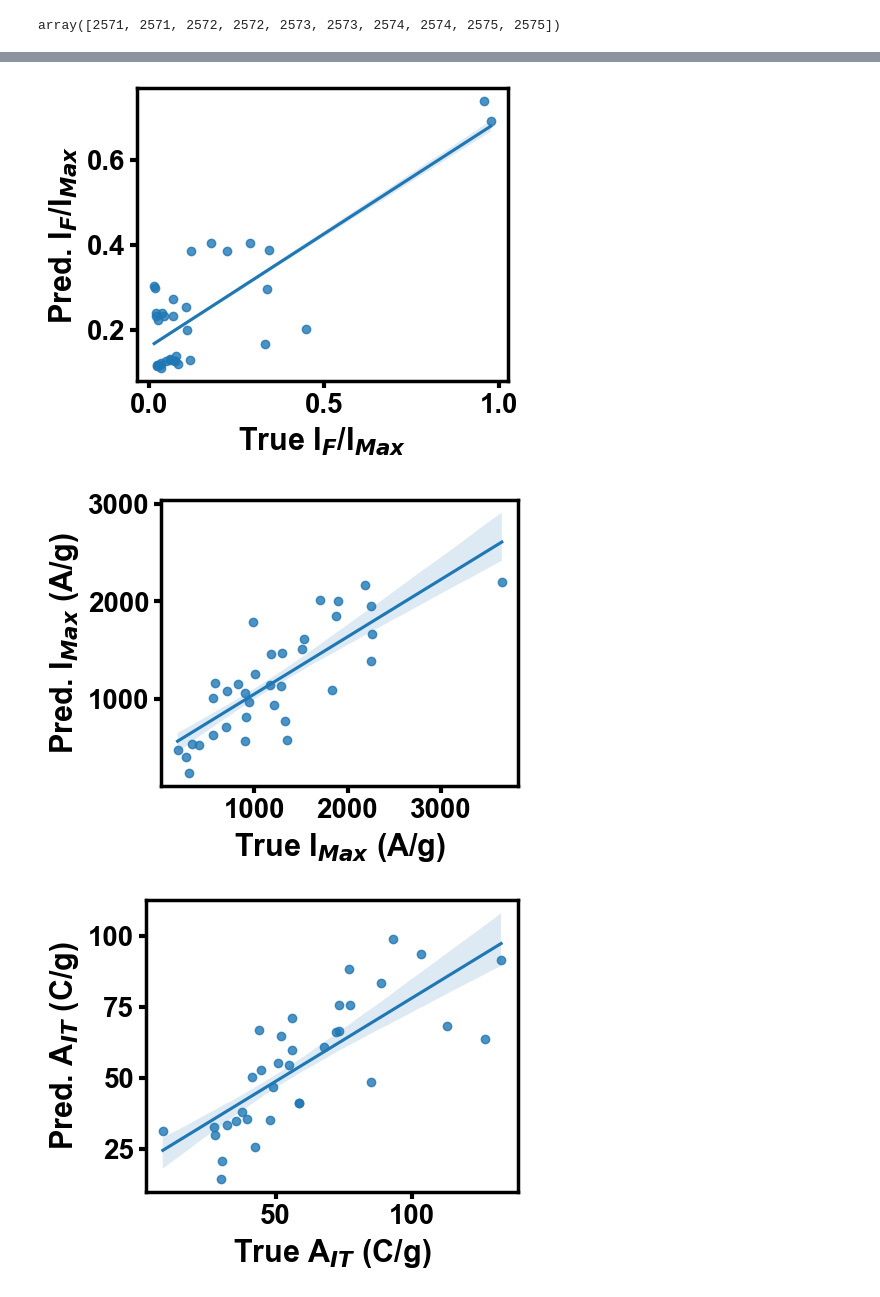
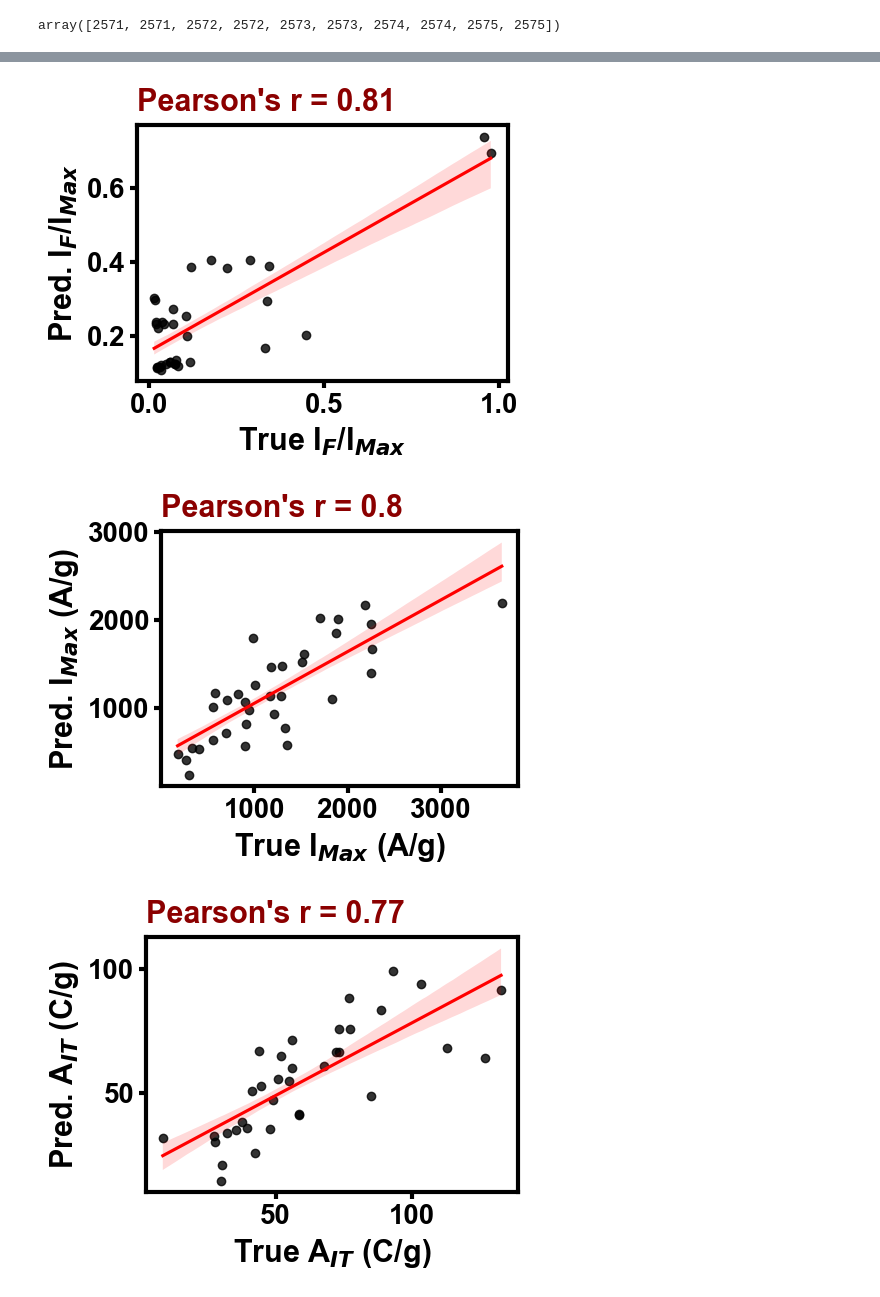
Before and after one commit to sattarik/Flash_Joule_Heating, a Jupyter notebook: whole_loop_train_test_split_Mean_publishing.ipynb, the cells around one changed output, grey strips where cells are left out. Drawn from its saved outputs; the diff is of its cells as text; code cells hidden in the pictures.

```diff
--- a/whole_loop_train_test_split_Mean_publishing.ipynb
+++ b/whole_loop_train_test_split_Mean_publishing.ipynb
@@ -241,10 +364,10 @@ plt.xlabel('Material', fontsize='20', fontname='Arial', fontweight='bold', label
 plt.ylabel('Graphene Yield (%)', fontsize='20', fontname='Arial', fontweight='bold', labelpad=0)
 
 ax.tick_params(axis='both', direction='out', length=5, width=3, colors='black', grid_alpha=0, labelsize='20')
-[i.set_linewidth(2) for i in ax.spines.values()]
+[i.set_linewidth(3) for i in ax.spines.values()]
 
 plt.tight_layout()
-plt.savefig('GY_diffMaterial.png', dpi=200)
+plt.savefig('GY_diffMaterial.jpeg', dpi=500)
 
 fvalue, pvalue = stats.f_oneway(
     df[interest].loc[df['Material']=='CB'],
@@ -261,7 +384,6 @@ fvalue, pvalue = stats.f_oneway(
     df[interest].loc[df['Material']=='TCB'],
 
 )
-
 print ('Only the difference B/W MC and TCB is not significant: ', fvalue, pvalue)
 # %% [output]
 GY is different for different material:  21.418942989646055 8.294709255926139e-12
@@ -2266,16 +2500,16 @@ groups = df_test.groupby(['Material'])
 fig, ax = plt.subplots(figsize=(5, 4))
 ax.tick_params(direction='out', length=5, width=3, colors='black', grid_alpha=0, labelsize='20')
 counter=0
-markers = ['v', 's', 'o', '^']
+markers = ['v', 's', 'o', '*']
 colors=['blue', 'red', 'green', 'orange']
 sns.scatterplot(data=df_test, x='y_true', y='y_pred',
-                hue_order= ['CB', 'MC', 'TCB', 'PA'], markers=markers, hue='Material',
-                style='Material', alpha=1, s=100)
+                hue_order= ['CB', 'MC', 'TCB', 'PA'], markers=markers, hue='Material', edgecolor=None,
+                style='Material', alpha=0.8, s=100)
 
 #plt.title('Test Data', fontsize='18', fontname='Arial', fontweight='bold')
 ax.set_ylabel('Pred. G. Yield (%)', fontsize='20', fontname='Arial', fontweight='bold')
 ax.set_xlabel('True G. Yield (%)', fontsize='20', fontname='Arial', fontweight='bold')
-[i.set_linewidth(2) for i in ax.spines.values()]
+[i.set_linewidth(3) for i in ax.spines.values()]
 ymin, ymax = plt.ylim()
 ax.set_xlim(ymin, ymax)
 ax.set_ylim(ymin, ymax)
@@ -2373,0 +2581,7 @@ Index(['Sample', 'Material', 'Atmosphere', 'Mass', 'Tube Diam',
+# %%
+# normalize the temperature
+def NormalizeData(data):
+    return (data - np.min(data)) / (np.max(data) - np.min(data))
+# get the log10 of the temperature results.
+df_test['temp2_norm'] = [math.log(i) for i in df_test['temp2']]
+#math.log10(np.array (df_test['temp2']))
@@ -2458,14 +2721,20 @@ data['material'] = df['Material']
 data_outlier_removed = data.loc[data['y_pred'] > 0]
 #order is greater than 1, use numpy.polyfit to estimate a polynomial regression.
 #sns.regplot(data=data_outlier_removed, x='y_test', y='y_pred', ci=70, order=2)
-sns.regplot(data=data_outlier_removed, x='y_true', y='y_pred', ci=20, order=1)
+sns.regplot(data=data_outlier_removed, x='y_true', y='y_pred',
+            scatter_kws={"color": "black"}, line_kws={"color": "red"},
+            ci=70, order=1)
 
 ax.set_ylabel('Pred. I$_{F}$/I$_{Max}$', fontsize='22', fontname='Arial', fontweight='bold', labelpad=5)
 ax.set_xlabel('True I$_{F}$/I$_{Max}$', fontsize='22', fontname='Arial', fontweight='bold', labelpad=5)
-[i.set_linewidth(2.5) for i in ax.spines.values()]
+[i.set_linewidth(3) for i in ax.spines.values()]
 ax.tick_params(direction='out', length=5, width=3, colors='black', grid_alpha=0, labelsize='20')
 #plt.yticks((0.1, 0.3, 0.5))
 #plt.xticks((0.1, 0.5, 0.9))
+plt.title("Pearson's r = {}".format(round(pearsonr_Final_Current_test[0], 2)),
+          loc='left', fontname='Arial', fontsize=22, pad=10,
+          fontweight='bold', color='darkred')
+
 plt.tight_layout()
 plt.savefig('pred_IfinalImax.jpeg', dpi=500)
 
@@ -2499,15 +2768,19 @@ data['material'] = df['Material']
 data_outlier_removed = data.loc[data['y_true'] > 0]
 #order is greater than 1, use numpy.polyfit to estimate a polynomial regression.
 #sns.regplot(data=data_outlier_removed, x='y_test', y='y_pred', ci=70, order=2)
-sns.regplot(data=data_outlier_removed, x='y_true', y='y_pred', ci=70, order=1)
+sns.regplot(data=data_outlier_removed, x='y_true', y='y_pred',
+            scatter_kws={"color": "black"}, line_kws={"color": "red"},
+            ci=70, order=1)
 
 ax.set_ylabel('Pred. I$_{Max}$ (A/g)', fontsize='22', fontname='Arial', fontweight='bold', labelpad=5)
 ax.set_xlabel('True I$_{Max}$ (A/g)', fontsize='22', fontname='Arial', fontweight='bold', labelpad=5)
-[i.set_linewidth(2.5) for i in ax.spines.values()]
+[i.set_linewidth(3) for i in ax.spines.values()]
 ax.tick_params(direction='out', length=5, width=3, colors='black', grid_alpha=0, labelsize='20')
 #plt.xticks((500, 1000, 1500, 2000))
 #plt.yticks((500, 1000, 1500, 2000))
-
+plt.title("Pearson's r = {}".format(round(pr_Norm_I_Max_test[0], 2)),
+          loc='left', fontname='Arial', fontsize=22, pad=10,
+          fontweight='bold', color='darkred')
 plt.tight_layout()
 plt.savefig('pred_norm_Imax.jpeg', dpi=500)
 
@@ -2526,39 +2799,46 @@ xgbr_norm_charge_total = XGBRegressor(max_depth=4, n_estimators=30, gamma=0.001,
               random_state=7)
 
 xgbr_norm_charge_total.fit(train_new_features, train_labels)
 Norm_charge_tot_predicted = xgbr_norm_charge_total.predict(new_features)
 Norm_charge_tot_test = xgbr_norm_charge_total.predict(test_new_features)
 r_squared_Norm_charge_tot_test = r2_score(test_labels, Norm_charge_tot_test)
 #print('r2 score for test= ', r_squared_Norm_charge_tot_test)
 pr_Norm_charge_tot_test = pearsonr(test_labels.ravel(), Norm_charge_tot_test.ravel())
 print('pearson r for test= ', pr_Norm_charge_tot_test[0])
 
 fig, ax = plt.subplots(figsize=(5, 4))
 data = pd.DataFrame(())
 data['y_pred'] = Norm_charge_tot_test
 data['y_true'] = test_labels
 data['material'] = df['Material']
 # removed outliers
 data_outlier_removed = data.loc[data['y_true'] > 0]
 #order is greater than 1, use numpy.polyfit to estimate a polynomial regression.
-#sns.regplot(data=data_outlier_removed, x='y_test', y='y_pred', ci=70, order=2)
-sns.regplot(data=data_outlier_removed, x='y_true', y='y_pred', ci=70, order=1)
+sns.regplot(data=data_outlier_removed, x='y_true', y='y_pred',
+            scatter_kws={"color": "black"}, line_kws={"color": "red"},
+            ci=70, order=1)
 
-ax.set_ylabel('Pred. A$_{IT}$ (C/g)', fontsize='22', fontname='Arial', fontweight='bold', labelpad=5)
-ax.set_xlabel('True A$_{IT}$ (C/g)', fontsize='22', fontname='Arial', fontweight='bold', labelpad=5)
-[i.set_linewidth(2.5) for i in ax.spines.values()]
-ax.tick_params(direction='out', length=5, width=3, colors='black', grid_alpha=0, labelsize='20')
+ax.set_ylabel('Pred. A$_{IT}$ (C/g)', fontsize='22', fontname='Arial',
+              fontweight='bold', labelpad=5)
+ax.set_xlabel('True A$_{IT}$ (C/g)', fontsize='22', fontname='Arial',
+              fontweight='bold', labelpad=5)
+[i.set_linewidth(3) for i in ax.spines.values()]
+ax.tick_params(direction='out', length=5, width=3,
+               grid_alpha=0, labelsize='20')
+plt.title("Pearson's r = {}".format(round(pr_Norm_charge_tot_test[0], 2)),
+          loc='left', fontname='Arial', fontsize=22, pad=10,
+          fontweight='bold', color='darkred')
 #plt.xticks((20, 70, 120))
 #plt.yticks((20, 70, 120))
 plt.tight_layout()
 plt.savefig('pred_norm_total_charge.jpeg', dpi=500)
 # %% [output]
 proxy XGBoost Final_Current_percent
 Pearson r for test samples=  0.8103699728820322
 proxy XGBoost Norm_I_Max
 pearson r for test=  0.7955770249850228
 proxy XGBoost Norm_Norm_charge_tot
 pearson r for test=  0.7742084388041762
-[figure, old version]
+[figure, new version]
-[figure, old version]
+[figure, new version]
-[figure, old version]
+[figure, new version]
```
Also changed, not shown: parts of 39 cells of this notebook, 37 other files.
